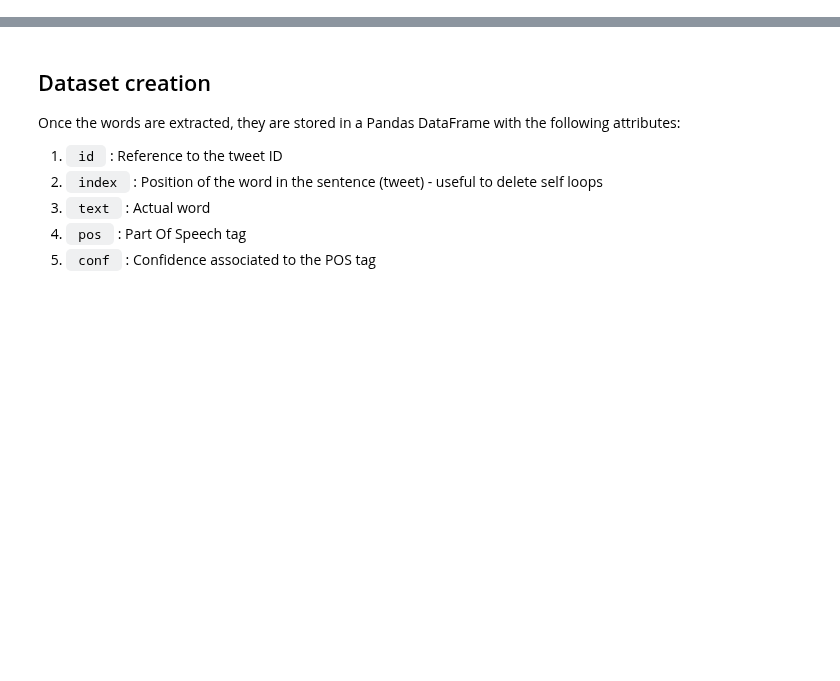
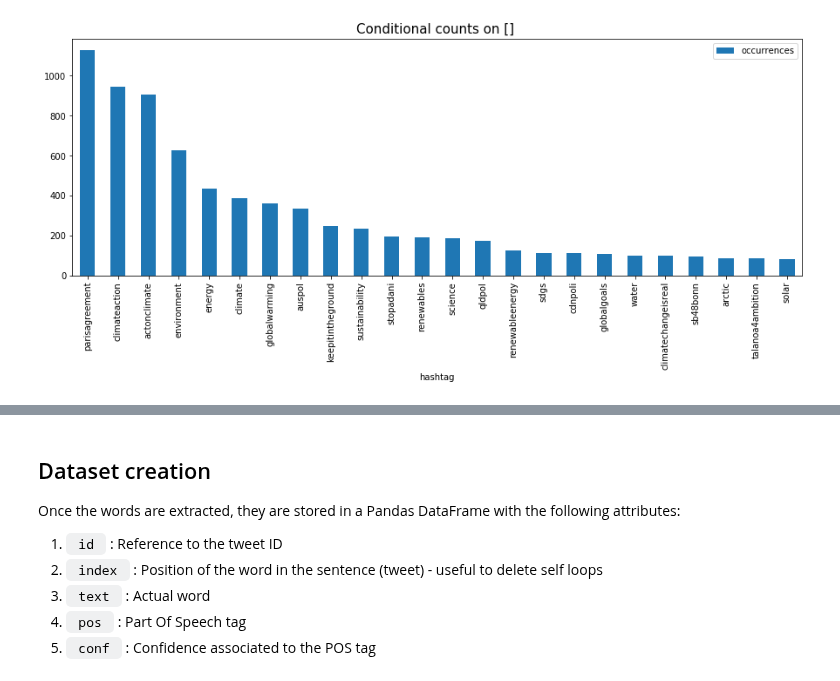
Before and after one commit to Mmiglio/ClimateAction, a Jupyter notebook: extract_words.ipynb, the cells around one changed output, grey strips where cells are left out. Drawn from its saved outputs; the diff is of its cells as text; code cells hidden in the pictures; blank space fills up the shorter version.

Commit message:
hashtags_greta integrated in extract words

```diff
--- a/extract_words.ipynb
+++ b/extract_words.ipynb
@@ -7,0 +17,3 @@ from modules.words import *
+# %%
+# dict {years : dataframe}
+tweets = load_data()
@@ -7,0 +33,4 @@ from modules.words import *
+# %%
+top_hash_pre = filter_dataset(tweets[2018], words=[], n_max=25, n_min=1)
+# %% [output]
+[figure, added]
```
Also changed, not shown: parts of 10 cells of this notebook, 4 other files.
